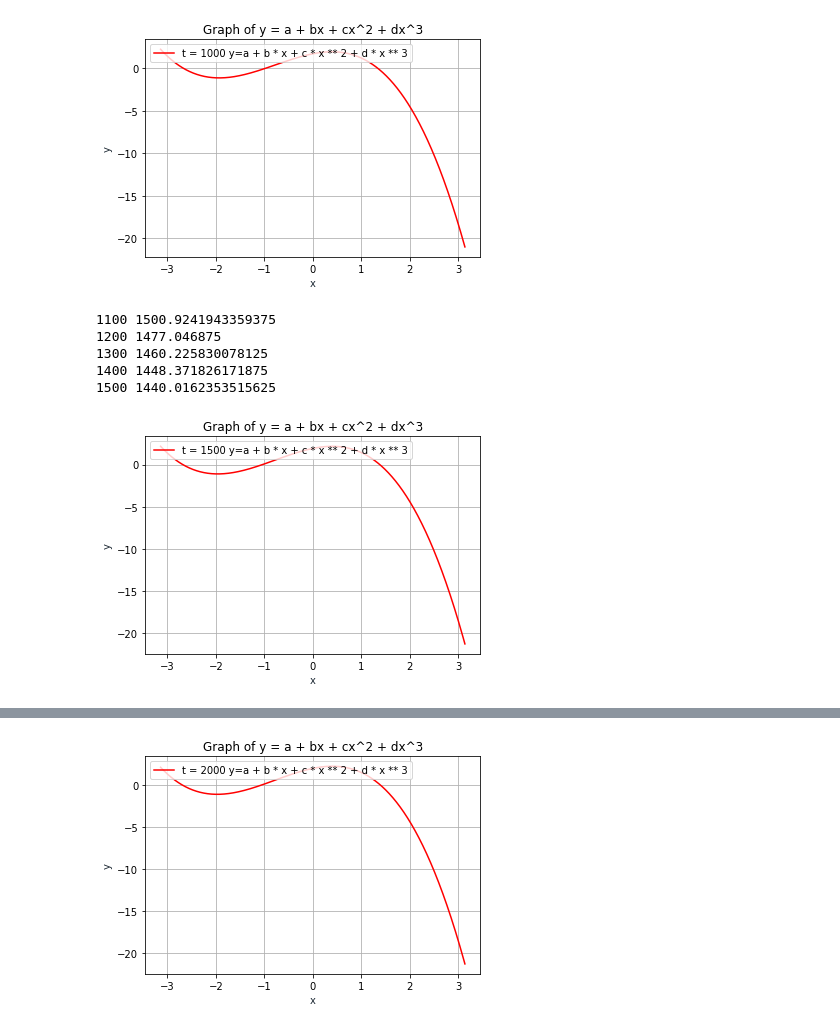
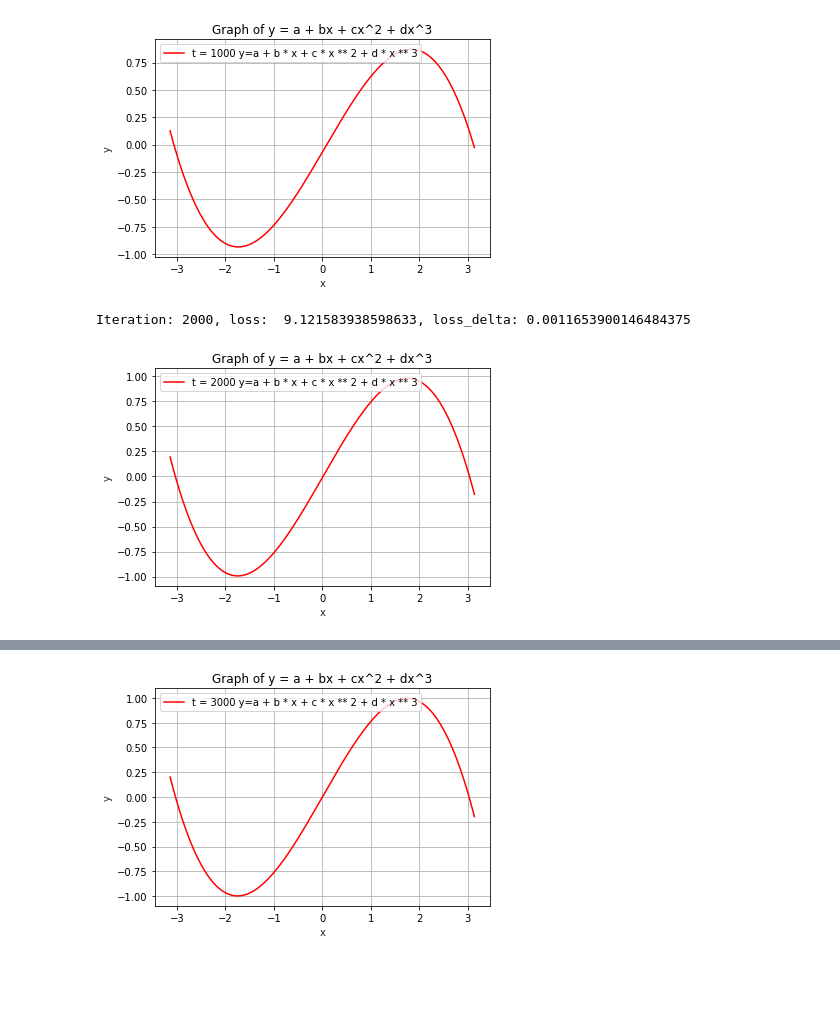
Before and after one commit to MGrgat1/deep_learning_in_google_colab, a Jupyter notebook: lab3.ipynb, the cells around one changed output, grey strips where cells are left out. Cells and saved outputs as stored; diff of their text form; code cells hidden in the pictures; blank space fills up the shorter version.

Commit message:
Add loss rate calculation and stagnation condition

```diff
--- a/lab3.ipynb
+++ b/lab3.ipynb
@@ -43,19 +29,62 @@ loss_fn = torch.nn.MSELoss(reduction='sum').cuda()
 
 learning_rate = 1e-6
 
+number_of_iterations = 100001
+
 #SGD optimizer
 optimizer = torch.optim.SGD(model.parameters(), lr=learning_rate)
 
+# the function to approximate
+x = torch.linspace(-math.pi, math.pi, 2000, device=device, dtype=dtype)
+y = torch.sin(x)
+plt.plot(x.cpu(), y.cpu(), '-r', label='y')
+plt.title('Graph')
+plt.xlabel('x', color='#1C2833')
+plt.ylabel('y', color='#1C2833')
+plt.legend(loc='upper left')
+plt.grid()
+print("Function to approximate:")
+plt.show()
+
+losses_x = []
+losses_y = []
+previous_loss = 0
+current_loss = 0
+loss_delta = 0
+max_stagnant_loss_rate = 0.00001    # if the losses fall below this rate, we've probably reached the local minimum
+stagnation_counter = 0
+total_stagnation = 0
+accepted_number_of_stagnation = 500
+
 # the training loop
-for t in range(2001):
+print("Entering training:")
+for t in range(number_of_iterations):
     # forward propagation
     # y = a + b x + c x^2 + d x^3
     y_pred = model(xx)
 
     # calculate the error using a built-in error function
     loss = loss_fn(y_pred, y)
-    if t % 100 == 0:
-        print(t, loss.item())
+
+    # determine the rate at which the losses are changing
+    current_loss = loss.item()
+    loss_delta = previous_loss - current_loss
+    previous_loss = current_loss
+    if t % 1000 == 0:
+        losses_x.append(t)
+        losses_y.append(current_loss)
+        print(f'Iteration: {t}, loss:  {current_loss}, loss_delta: {loss_delta}')
+
+    # if the rate of change of losses is below a certain level (max_stagnant_loss_rate), we've probably reached the local minimum
+    if abs(loss_delta) < max_stagnant_loss_rate:
+      stagnation_counter += 1
+    else:
+      total_stagnation += stagnation_counter
+      stagnation_counter = 0
+
+    if stagnation_counter > accepted_number_of_stagnation:
+      print(f"Training has reached the local minimum")
+      break
 
     # reset the gradient using the optimizer
     optimizer.zero_grad()
@@ -77,7 +106,7 @@ for t in range(2001):
     d = linear_layer.weight[:, 2].item()
 
     # display the learning process
-    if t % 500 == 0:
+    if t % 1000 == 0:
         y_graph = a + b * x + c * x ** 2 + d * x ** 3
         plt.plot(x.cpu().detach(), y_graph.cpu().detach(), '-r', label='t = ' + str(t) + ' y=a + b * x + c * x ** 2 + d * x ** 3')
         plt.title('Graph of y = a + bx + cx^2 + dx^3')
@@ -87,5 +116,21 @@ for t in range(2001):
         plt.grid()
         plt.show()
 
+print(f"Training finished after {t} iterations")
+print(f"Current loss:{current_loss}")
+print(f"Total stagnation:{total_stagnation}")
+print("Parameters: ")
+print(f"Learning rate: {learning_rate},  ")
+
 print(f'Result: y = {a} + {b} x + {c} x^2 + {d} x^3')
+
+# a graph of the losses
+plt.plot(losses_x, losses_y, '-r', label='y')
+plt.title('Losses')
+plt.xlabel('Number of iterations', color='#1C2833')
+plt.ylabel('Loss', color='#1C2833')
+plt.legend(loc='upper left')
+plt.grid()
+print("Losses:")
+plt.show()
 # %% [output]
@@ -105,7 +143,3 @@ print(f'Result: y = {a} + {b} x + {c} x^2 + {d} x^3')
-[figure, old version]
+[figure, new version]
-1100 1500.9241943359375
-1200 1477.046875
-1300 1460.225830078125
-1400 1448.371826171875
-1500 1440.0162353515625
+Iteration: 2000, loss:  9.121583938598633, loss_delta: 0.0011653900146484375
-[figure, old version]
+[figure, new version]
@@ -117 +147 @@ print(f'Result: y = {a} + {b} x + {c} x^2 + {d} x^3')
-[figure, old version]
+[figure, new version]
```
Also changed, not shown: parts of 7 cells of this notebook.
